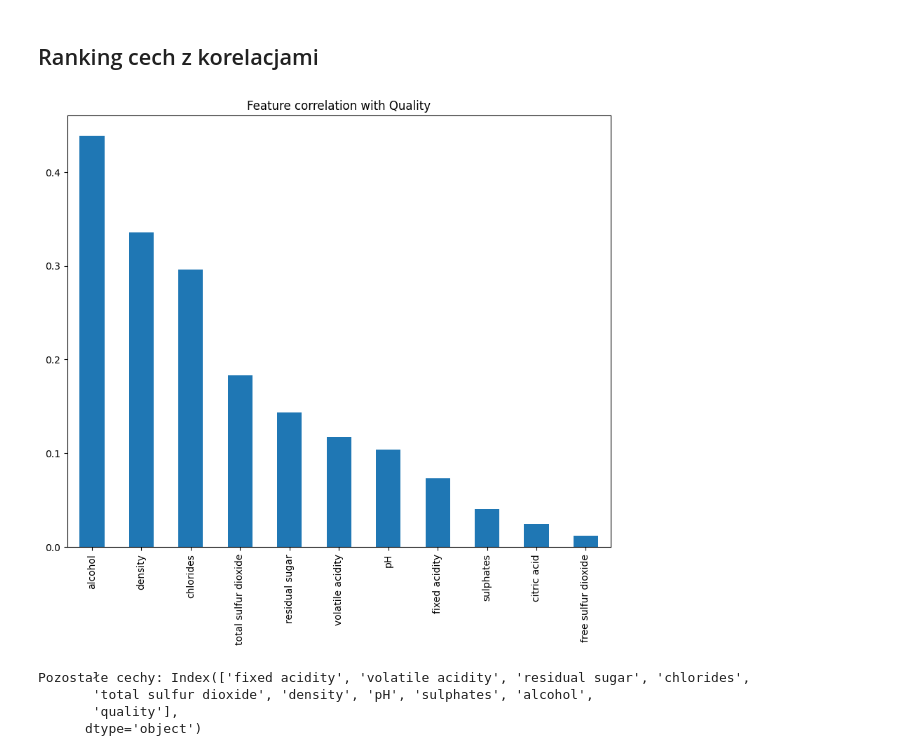
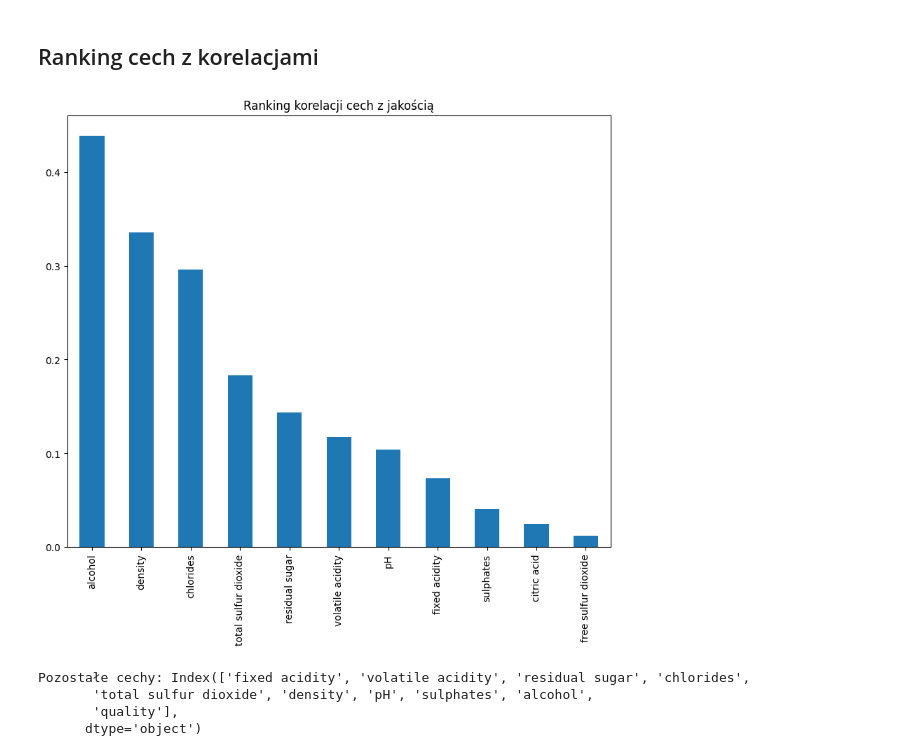
Before and after one commit to karomatusiak/pum_projekt, a Jupyter notebook: preprocessing.ipynb, the cells around one changed output. Cells and saved outputs as stored; diff of their text form; code cells hidden in the pictures.

```diff
--- a/preprocessing.ipynb
+++ b/preprocessing.ipynb
@@ -145,16 +157,16 @@ plt.show()
 # %%
 # ranking cech z korelacjami względem zmiennej celu: 'quality'
 
 # obliczenie korelacji wszystkich cech z cechą 'quality'
 corr_with_quality = data_cleaned.corr()['quality'].drop('quality').abs()
 
 # ranking korelacji i wyświetlenie go na wykresie słupkowym
 corr_with_quality_sorted = corr_with_quality.sort_values(ascending=False)
 corr_with_quality_sorted.plot.bar(figsize=(10, 8))
-plt.title('Feature correlation with Quality')
+plt.title('Ranking korelacji cech z jakością')
 plt.show()
 # %% [output]
-[figure, old version]
+[figure, new version]
 # %%
 # usunięcie 2 cech najmniej skorelowanych
 # znalezienie nazw dwóch ostatnich cech w posortowanym DataFrame
```
Also changed, not shown: parts of 3 cells of this notebook.
